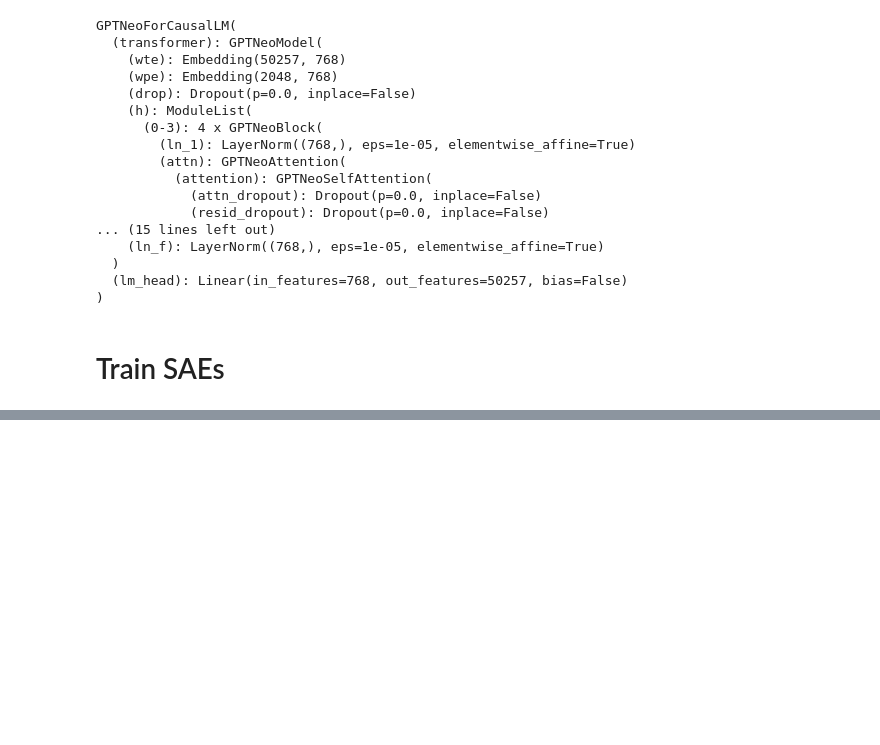
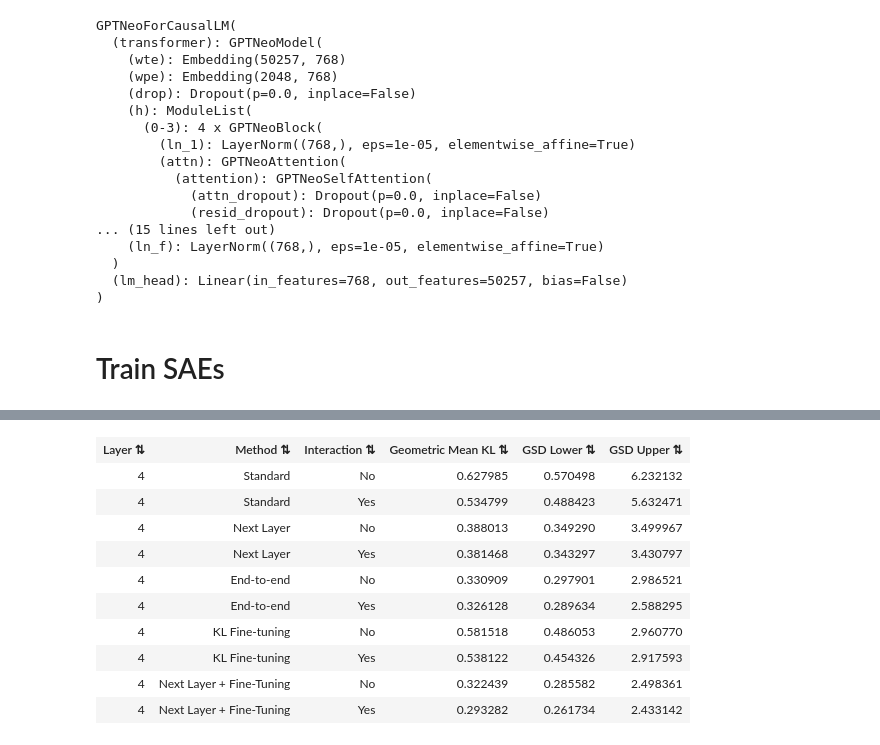
Before and after one commit to evan-lloyd/mechinterp-experiments, a Jupyter notebook: tiny_stories_sae/feature_interaction_demo.ipynb, the cells around one changed output, grey strips where cells are left out. Drawn from its saved outputs; the diff is of its cells as text; code cells hidden in the pictures; blank space fills up the shorter version.

```diff
--- a/tiny_stories_sae/feature_interaction_demo.ipynb
+++ b/tiny_stories_sae/feature_interaction_demo.ipynb
@@ -526,3 +522,50 @@ plt.tight_layout()
 current_plot_to_svg()
 # %% [output]
 [drawing not drawn]
+# %%
+# Print KL statistics as an HTML table
+from tiny_stories_sae.ops import display_sortable_html_table
+
+headers = ["Layer", "Method", "Interaction", "Geometric Mean KL", "GSD Lower", "GSD Upper"]
+rows = []
+
+for layer in [model.config.num_layers]:
+    for method, method_label in zip(methods, method_labels):
+        for has_interaction in [False, True]:
+            spec = (method, has_interaction)
+            interaction_label = "Yes" if has_interaction else "No"
+
+            if spec in validation_results and layer in validation_results[spec].layer_results:
+                kl_values = validation_results[spec].layer_results[layer].kl
+                if kl_values is not None and len(kl_values) > 0:
+                    kl_positive = kl_values[kl_values > 0]
+                    if len(kl_positive) > 0:
+                        log_kl = np.log(kl_positive)
+                        log_mean = np.mean(log_kl)
+                        log_std = np.std(log_kl)
+                        gm = np.exp(log_mean)
+                        gsd = np.exp(log_std)
+                        gsd_lower = gm - gm / gsd
+                        gsd_upper = gm * gsd - gm
+                    else:
+                        gm, gsd_lower, gsd_upper = 0, 0, 0
+                else:
+                    gm, gsd_lower, gsd_upper = 0, 0, 0
+            else:
+                gm, gsd_lower, gsd_upper = 0, 0, 0
+
+            rows.append([layer, method_label, interaction_label, f"{gm:.6f}", f"{gsd_lower:.6f}", f"{gsd_upper:.6f}"])
+
+display_sortable_html_table(headers, rows)
+# %% [output]
+| Layer ⇅ | Method ⇅ | Interaction ⇅ | Geometric Mean KL ⇅ | GSD Lower ⇅ | GSD Upper ⇅ |
+| 4 | Standard | No | 0.627985 | 0.570498 | 6.232132 |
+| 4 | Standard | Yes | 0.534799 | 0.488423 | 5.632471 |
+| 4 | Next Layer | No | 0.388013 | 0.349290 | 3.499967 |
+| 4 | Next Layer | Yes | 0.381468 | 0.343297 | 3.430797 |
+| 4 | End-to-end | No | 0.330909 | 0.297901 | 2.986521 |
+| 4 | End-to-end | Yes | 0.326128 | 0.289634 | 2.588295 |
+| 4 | KL Fine-tuning | No | 0.581518 | 0.486053 | 2.960770 |
+| 4 | KL Fine-tuning | Yes | 0.538122 | 0.454326 | 2.917593 |
+| 4 | Next Layer + Fine-Tuning | No | 0.322439 | 0.285582 | 2.498361 |
+| 4 | Next Layer + Fine-Tuning | Yes | 0.293282 | 0.261734 | 2.433142 |
```
Also changed, not shown: parts of 6 cells of this notebook, 2 other files.
